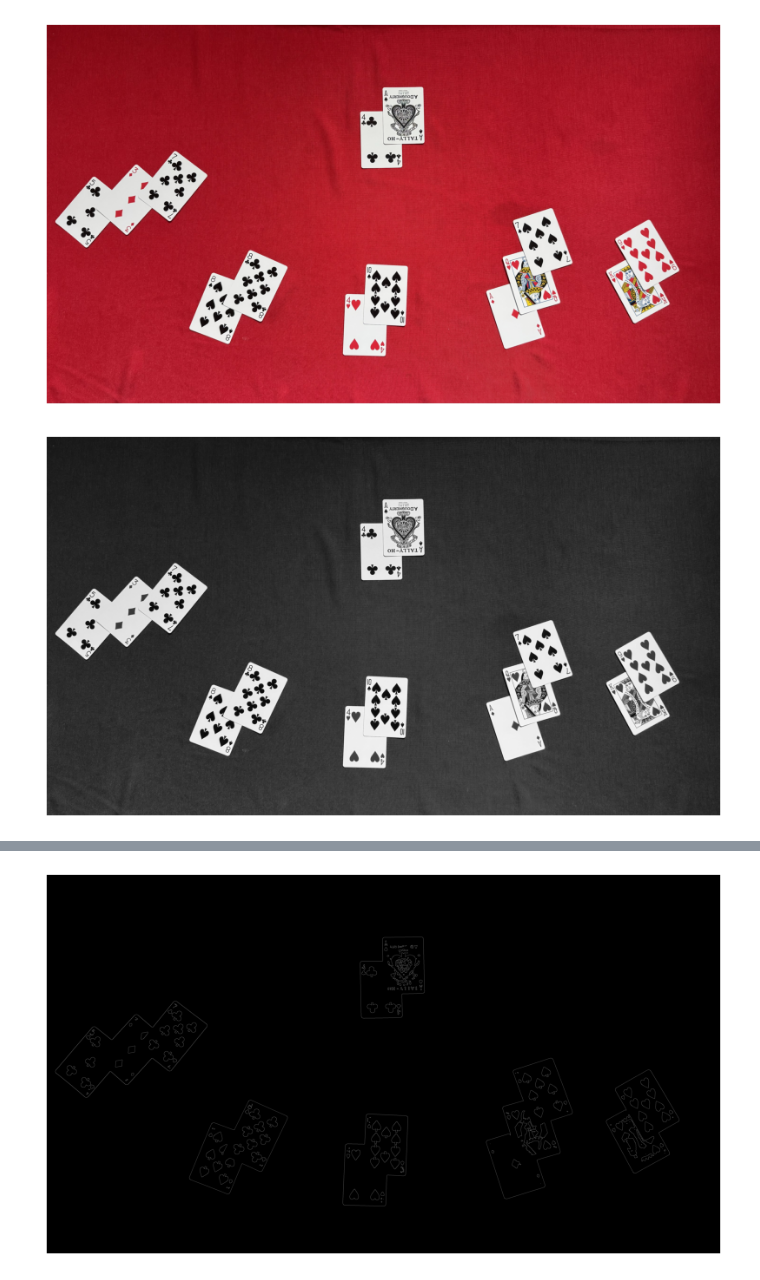
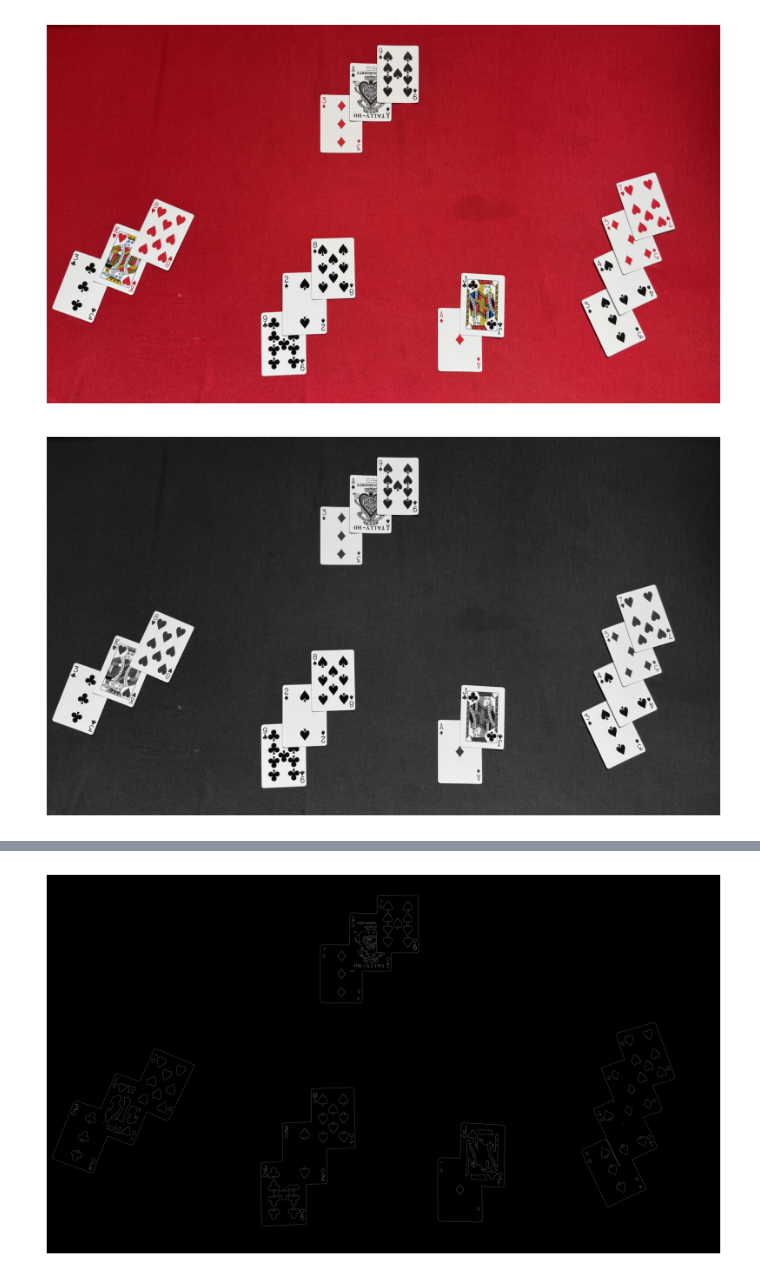
Before and after one commit to SuperrMurlocc/Blackjack-Table-State-Monitoring-System, a Jupyter notebook: example.ipynb, the cells around one changed output, grey strips where cells are left out. Saved outputs shown, nothing was run; the diff lists cells and outputs as text; code cells hidden in the pictures.

```diff
--- a/example.ipynb
+++ b/example.ipynb
@@ -32,16 +32,16 @@ def imshow(img, ax=None, cmap='gray'):
     ax.imshow(img, cmap=cmap)
     ax.axis('off')
 # %%
-image_path = "database/IMG_2531.jpeg"  # Path to your uploaded image
+image_path = "database/IMG_2540.jpeg"  # Path to your uploaded image
 image = cv2.cvtColor(cv2.imread(image_path), cv2.COLOR_BGR2RGB)
 imshow(image, cmap=None)
 # %% [output]
-[figure, old version]
+[figure, new version]
 # %%
 gray = cv2.cvtColor(image, cv2.COLOR_BGR2GRAY)
 imshow(gray)
 # %% [output]
-[figure, old version]
+[figure, new version]
 # %%
 blur = cv2.GaussianBlur(gray, (21, 21), 0)
 imshow(blur)
```
Also changed, not shown: parts of 11 cells of this notebook, 8 other files.
